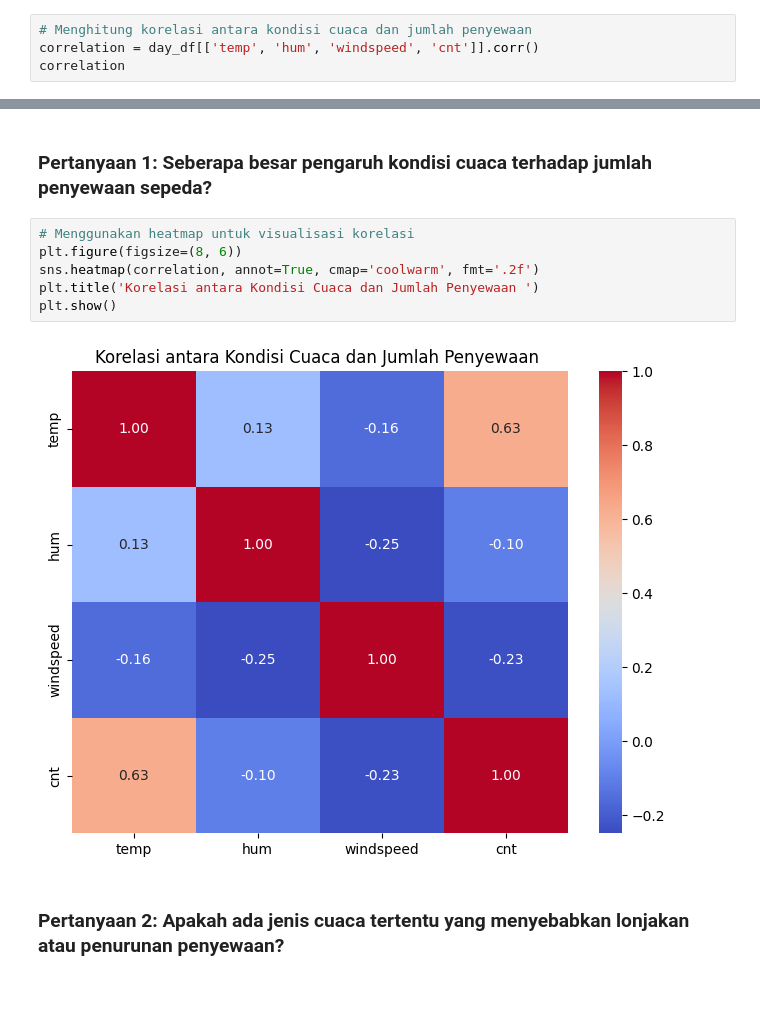
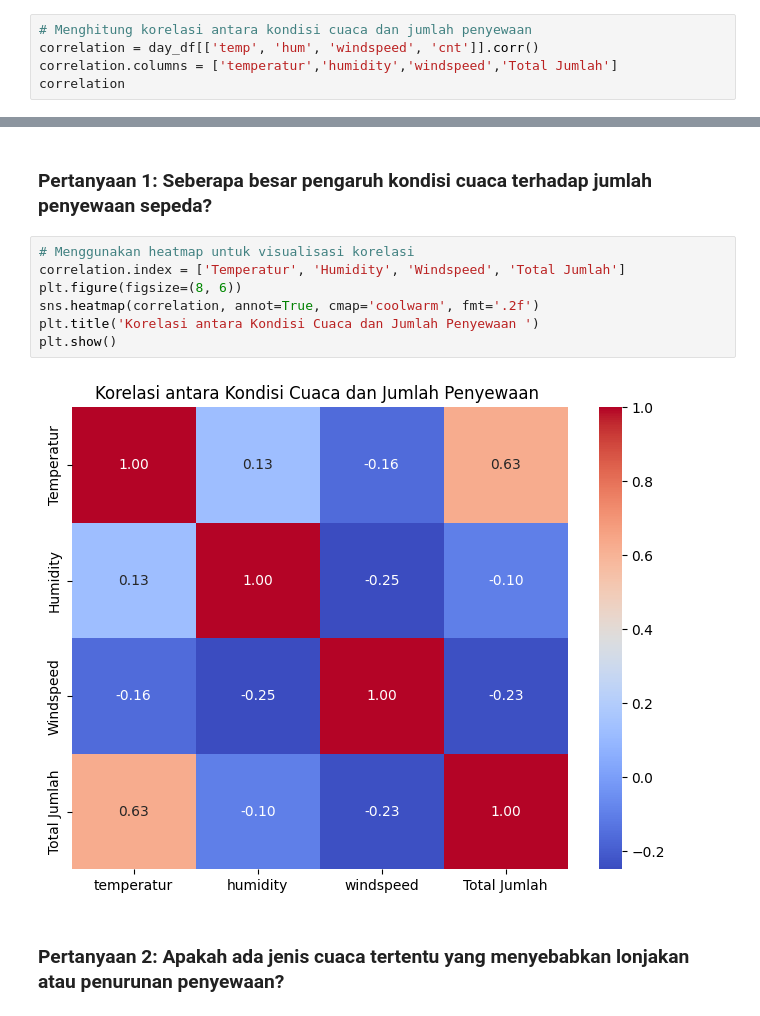
Before and after one commit to ThirafiQaedi/ThirafiQaedi-Dicoding_Belajar-Analisis-Data-dengan-Python_Proyek-Analisis-Data-Bike-Sharing, a Jupyter notebook: notebook.ipynb, the cells around one changed output, grey strips where cells are left out. Drawn from its saved outputs; the diff is of its cells as text.

```diff
--- a/notebook.ipynb
+++ b/notebook.ipynb
@@ -365,5 +365,6 @@ weather_effect
 # %%
 # Menghitung korelasi antara kondisi cuaca dan jumlah penyewaan
 correlation = day_df[['temp', 'hum', 'windspeed', 'cnt']].corr()
+correlation.columns = ['temperatur','humidity','windspeed','Total Jumlah']
 correlation
 # %% [output]
@@ -525,12 +526,13 @@ Jumlah Penyewaan Berdasarkan Musim di day_df:
 ### Pertanyaan 1: Seberapa besar pengaruh kondisi cuaca terhadap jumlah penyewaan sepeda?
 # %%
 # Menggunakan heatmap untuk visualisasi korelasi
+correlation.index = ['Temperatur', 'Humidity', 'Windspeed', 'Total Jumlah']
 plt.figure(figsize=(8, 6))
 sns.heatmap(correlation, annot=True, cmap='coolwarm', fmt='.2f')
 plt.title('Korelasi antara Kondisi Cuaca dan Jumlah Penyewaan ')
 plt.show()
 # %% [output]
-[figure, old version]
+[figure, new version]
 # %% [markdown]
 ### Pertanyaan 2: Apakah ada jenis cuaca tertentu yang menyebabkan lonjakan atau penurunan penyewaan?
 # %%
```
Also changed, not shown: parts of 12 cells of this notebook, 1 other file.
